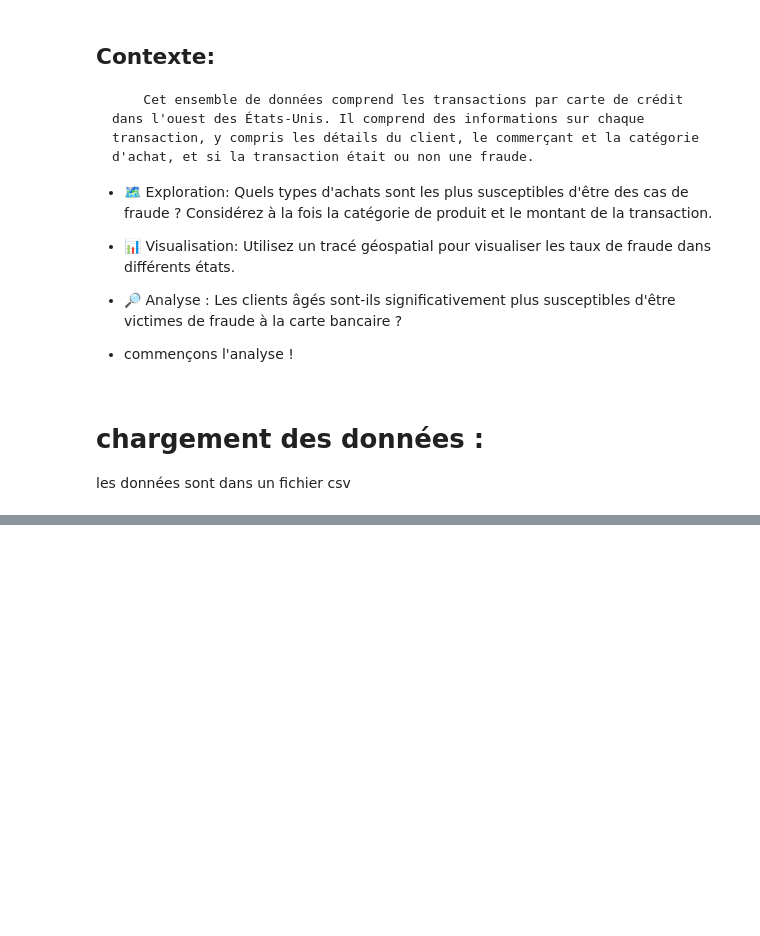
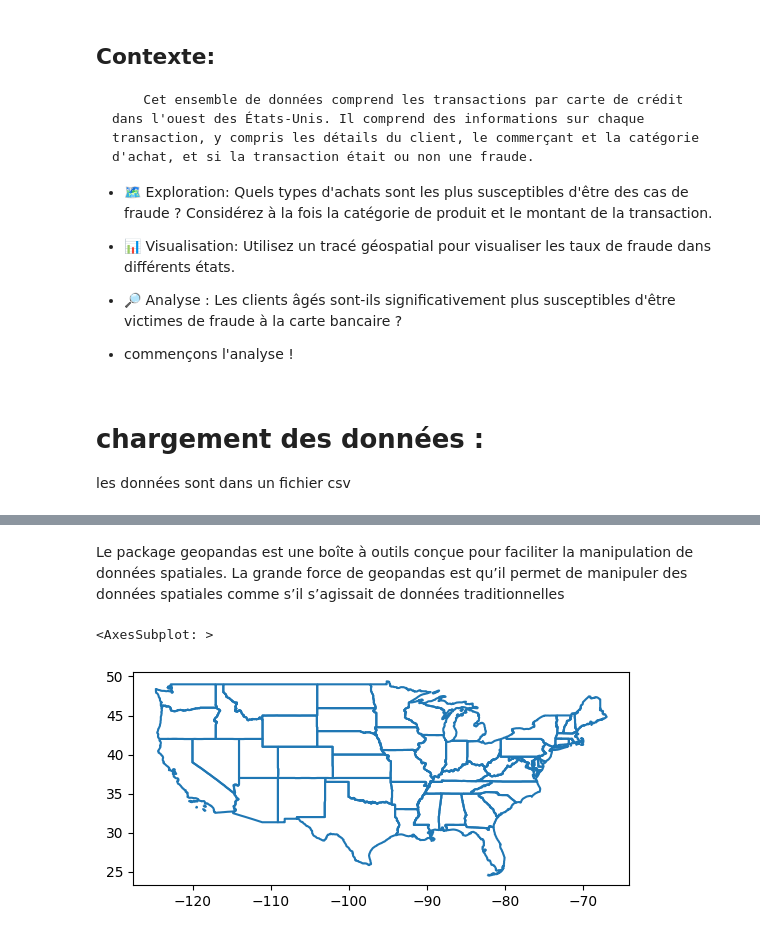
Before and after one commit to AmintaM/ProjetBlanc, a Jupyter notebook: index.ipynb, the cells around one changed output, grey strips where cells are left out. Drawn from its saved outputs; the diff is of its cells as text; code cells hidden in the pictures; blank space fills up the shorter version.

```diff
--- a/index.ipynb
+++ b/index.ipynb
@@ -69,0 +201,2 @@ fifa.tail(15)
+# %% [markdown]
+Le package geopandas est une boîte à outils conçue pour faciliter la manipulation de données spatiales. La grande force de geopandas est qu’il permet de manipuler des données spatiales comme s’il s’agissait de données traditionnelles
@@ -69,0 +206,8 @@ fifa.tail(15)
+# %%
+fillename = r'data/usa.json'
+carte = gpd.read_file(fillename)
+
+carte.boundary.plot()
+# %% [output]
+<AxesSubplot: >
+[figure, added]
```
Also changed, not shown: parts of 31 cells of this notebook, 3 other files.
